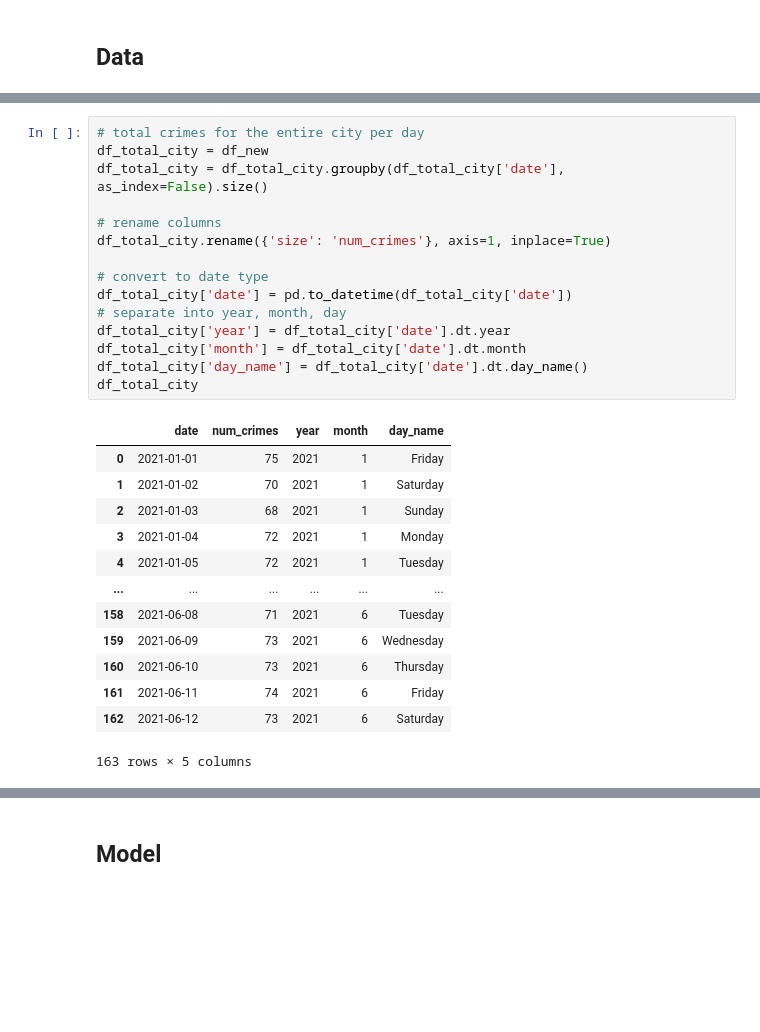
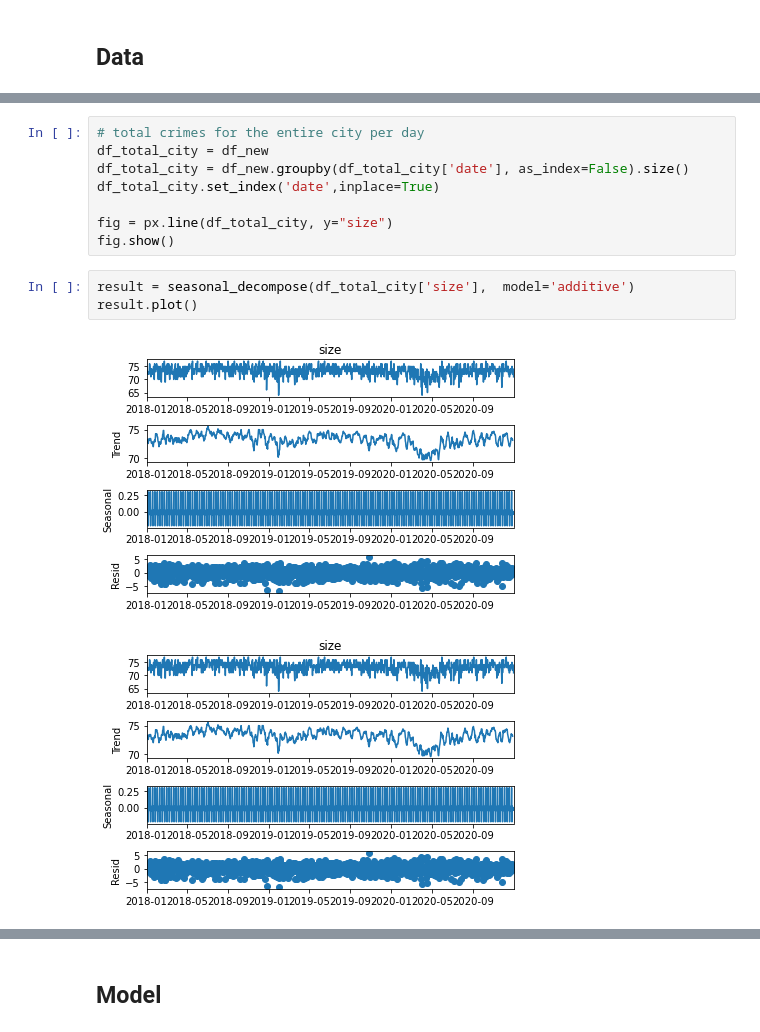
Before and after one commit to Achan40/chicago-crime, a Jupyter notebook: analysis/chicago-crime.ipynb, the cells around one changed output, grey strips where cells are left out. Saved outputs shown, nothing was run; the diff lists cells and outputs as text; blank space fills up the shorter version.

```diff
--- a/analysis/chicago-crime.ipynb
+++ b/analysis/chicago-crime.ipynb
@@ -76,29 +80,14 @@ df_new
 # %%
 # total crimes for the entire city per day
 df_total_city = df_new
-df_total_city = df_total_city.groupby(df_total_city['date'], as_index=False).size()
+df_total_city = df_new.groupby(df_total_city['date'], as_index=False).size()
+df_total_city.set_index('date',inplace=True)
 
-# rename columns
-df_total_city.rename({'size': 'num_crimes'}, axis=1, inplace=True)
-
-# convert to date type
-df_total_city['date'] = pd.to_datetime(df_total_city['date'])
-# separate into year, month, day
-df_total_city['year'] = df_total_city['date'].dt.year
-df_total_city['month'] = df_total_city['date'].dt.month
-df_total_city['day_name'] = df_total_city['date'].dt.day_name()
-df_total_city
+fig = px.line(df_total_city, y="size")
+fig.show()
-# %% [output]
-|  | date | num_crimes | year | month | day_name |
-| 0 | 2021-01-01 | 75 | 2021 | 1 | Friday |
-| 1 | 2021-01-02 | 70 | 2021 | 1 | Saturday |
-| 2 | 2021-01-03 | 68 | 2021 | 1 | Sunday |
-| 3 | 2021-01-04 | 72 | 2021 | 1 | Monday |
-| 4 | 2021-01-05 | 72 | 2021 | 1 | Tuesday |
-| ... | ... | ... | ... | ... | ... |
-| 158 | 2021-06-08 | 71 | 2021 | 6 | Tuesday |
-| 159 | 2021-06-09 | 73 | 2021 | 6 | Wednesday |
-| 160 | 2021-06-10 | 73 | 2021 | 6 | Thursday |
-| 161 | 2021-06-11 | 74 | 2021 | 6 | Friday |
-| 162 | 2021-06-12 | 73 | 2021 | 6 | Saturday |
-163 rows × 5 columns
+# %%
+result = seasonal_decompose(df_total_city['size'],  model='additive')
+result.plot()
+# %% [output]
+[figure, added]
+[figure, added]
```
Also changed, not shown: parts of 7 cells of this notebook.
